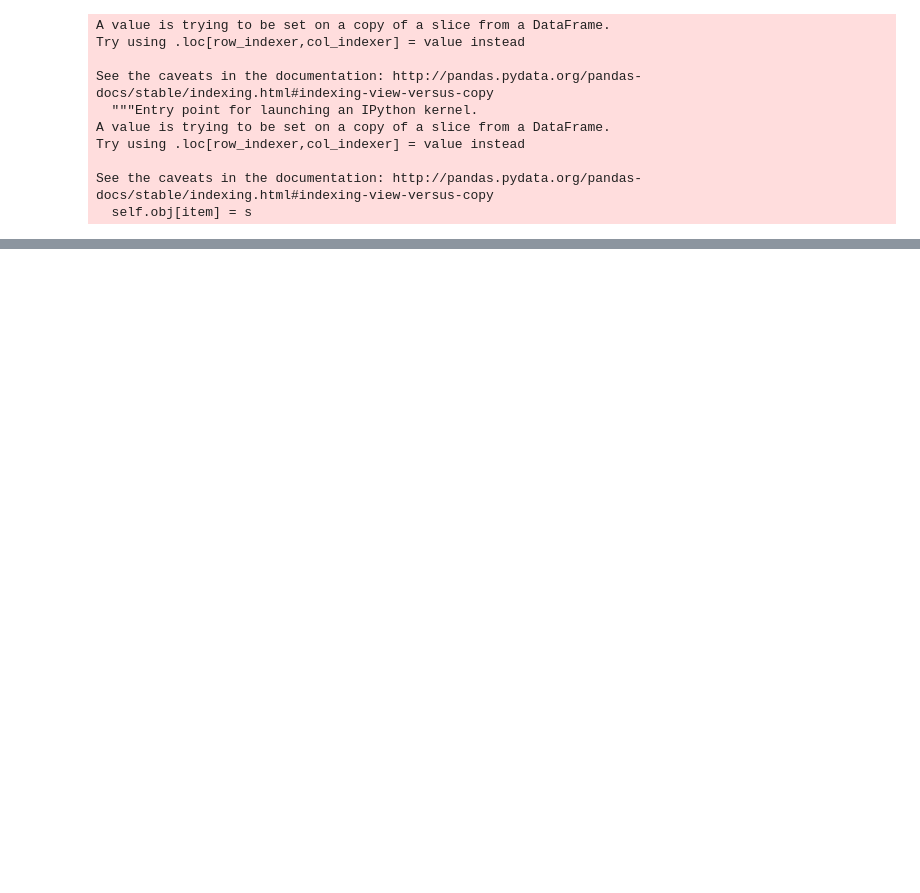
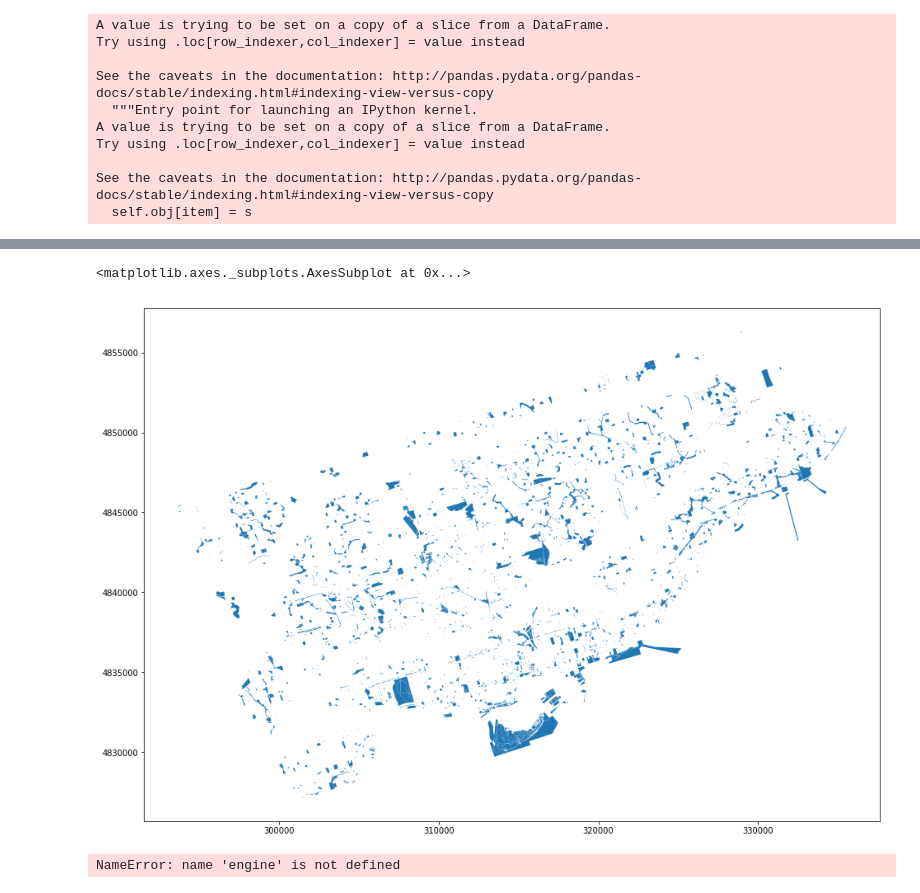
Before and after one commit to gcc-dav-official-github/production, a Jupyter notebook: projects/solar/code/hydro2city.ipynb, the cells around one changed output, grey strips where cells are left out. Cells and saved outputs as stored; diff of their text form; code cells hidden in the pictures; blank space fills up the shorter version.

```diff
--- a/projects/solar/code/hydro2city.ipynb
+++ b/projects/solar/code/hydro2city.ipynb
@@ -388,0 +564,23 @@ city_parcel[city_parcel.touches_hydro == True ].plot(figsize=(16,16))
+# %%
+#want to see what parcels are being excluded
+city_parcel[city_parcel.touches_hydro == False ].plot(figsize=(16,16))
+# %% [output]
+<matplotlib.axes._subplots.AxesSubplot at 0x...>
+[figure, added]
+# %%
+#trying to figure out how to write the layer or just do a csv extraction
+
+#city_parcel.to_sql('city_parcel_hydro', con=engine, if_exists='replace', index=False, dtype={'geom': Geometry('MULTIPOLYGON', srid=2019)})
+#engine.execute("SELECT * FROM users").fetchall()
+#city_parcel.to_sql('city_parcel_hydro', conn, if_exists='replace', index=False, dtype={'geom': Geometry('MULTIPOLYGON', srid=2019)})
+#engine.execute("SELECT * FROM users").fetchall()
+
+#engine = create_engine('postgresql://postgres:1234@172.19.118.205:5432/walkability', pool_size=10, max_overflow=20)
+#con = engine.connect()
+
+conn = psycopg2.connect(host="172.19.118.205",port="5432",database="gisdata", user="kmerrem", password=password)
+#curs = conn.cursor()
+conn = engine.connect()
+city_parcel.to_sql('city_parcel_hydro', conn = engine, if_exists='replace', index=False, dtype={'geom': Geometry('MULTIPOLYGON', srid=2019)})
+# %% [output]
+NameError: name 'engine' is not defined
```
Also changed, not shown: parts of 21 cells of this notebook.
